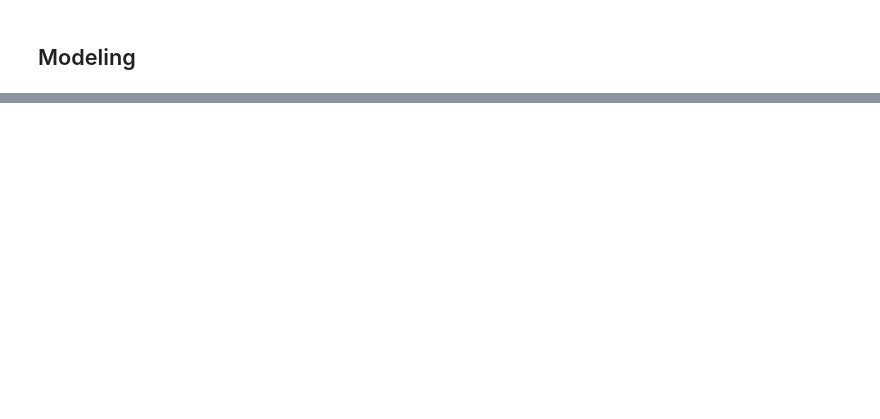
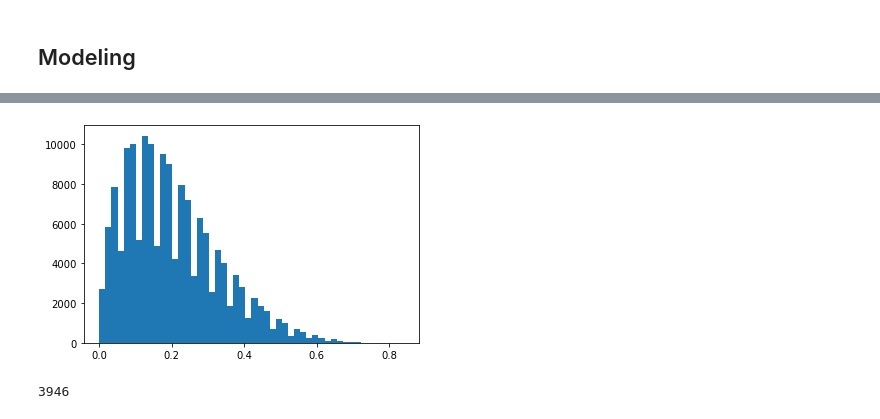
Before and after one commit to vmccready/loan-default-predictor, a Jupyter notebook: exploration.ipynb, the cells around one changed output, grey strips where cells are left out. Saved outputs shown, nothing was run; the diff lists cells and outputs as text; code cells hidden in the pictures; blank space fills up the shorter version.

```diff
--- a/exploration.ipynb
+++ b/exploration.ipynb
@@ -277,6 +281,4 @@ from sklearn.ensemble import RandomForestClassifier
 from sklearn.ensemble import GradientBoostingClassifier
 
 from sklearn.metrics import recall_score, precision_score
-# %%
-X = X.drop(['term', 'home_ownership' ], axis=1)
 # %%
@@ -299,0 +288,2 @@ Precision: 0.0
+# %%
+X_train, X_test, y_train, y_test = train_test_split(X,y)
@@ -299,0 +292,6 @@ Precision: 0.0
+# %%
+rf_model = RandomForestClassifier()
+rf_model.fit(X_train, y_train)
+recall = recall_score(y_test, rf_model.predict(X_test))
+precision = precision_score(y_test, rf_model.predict(X_test))
+print(f'Recall: {recall}\nPrecision: {precision}')
@@ -302,3 +359,14 @@ y_hat = model.predict(X_test)
+# %%
+probabilities = rf_model.predict_proba(X_test)[:,1]
+# %%
+fig, ax = plt.subplots()
+ax.hist(probabilities, bins=50);
+# %% [output]
+[figure, added]
+# %%
+(probabilities > .5).sum()
+# %% [output]
+3946
 # %%
 y.sum()
 # %% [output]
```
Also changed, not shown: parts of 65 cells of this notebook, 1 other file.
